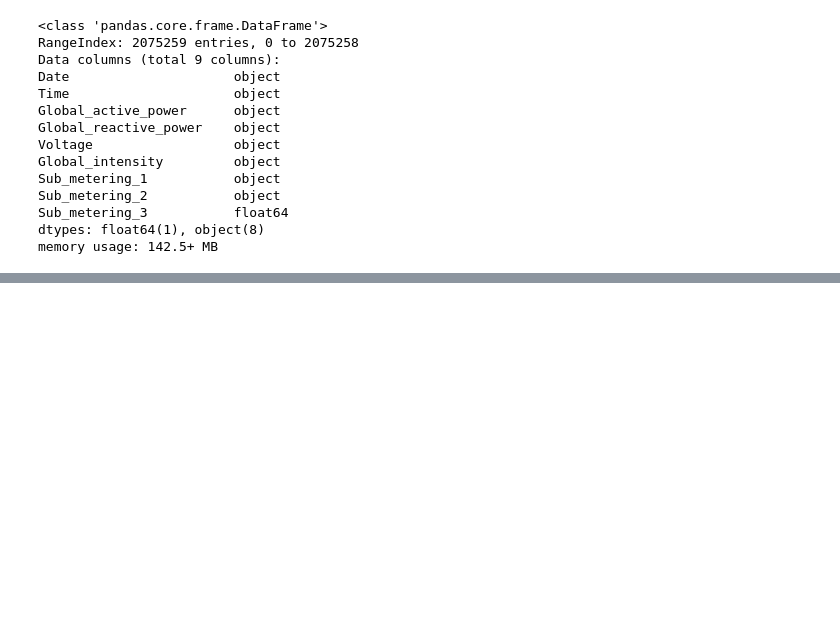
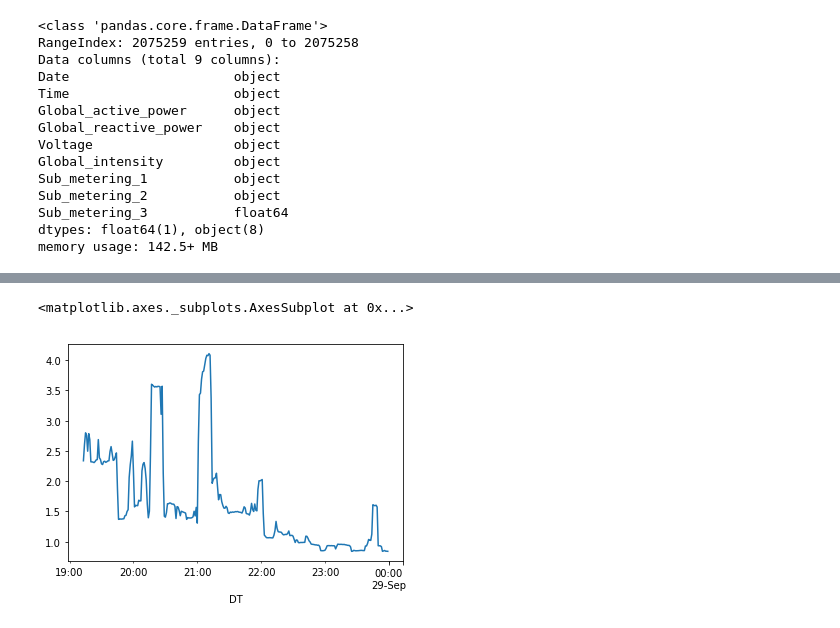
Before and after one commit to divya-nk/data-challenges, a Jupyter notebook: Untitled.ipynb, the cells around one changed output, grey strips where cells are left out. Drawn from its saved outputs; the diff is of its cells as text; code cells hidden in the pictures; blank space fills up the shorter version.

```diff
--- a/Untitled.ipynb
+++ b/Untitled.ipynb
@@ -39,6 +37,6 @@ df = data[data['Date']]
 # %%
-data['DT'] = data.Date+ ' ' + data.Time
-data.DT = data.DT.astype('datetime64')
+data['DT'] = pd.to_datetime(data['Date'] + ' ' + data['Time'])
 data.set_index('DT', inplace = True)
+data.drop(columns = ['Date', 'Time'], inplace = True)
 data.head()
 # %% [output]
@@ -45,0 +73,4 @@ ValueError: ('Unknown string format:', '16/12/200617:24:00')
+# %%
+# let's deal with '?' first
+data.replace('?', np.nan, inplace = True)
+data[data.isnull().any(axis=1)]
@@ -45,0 +97,6 @@ ValueError: ('Unknown string format:', '16/12/200617:24:00')
+# %%
+data = data.astype('float64')
+data['2010-09-28']['Global_active_power'].plot()
+# %% [output]
+<matplotlib.axes._subplots.AxesSubplot at 0x...>
+[figure, added]
```
Also changed, not shown: parts of 5 cells of this notebook.
